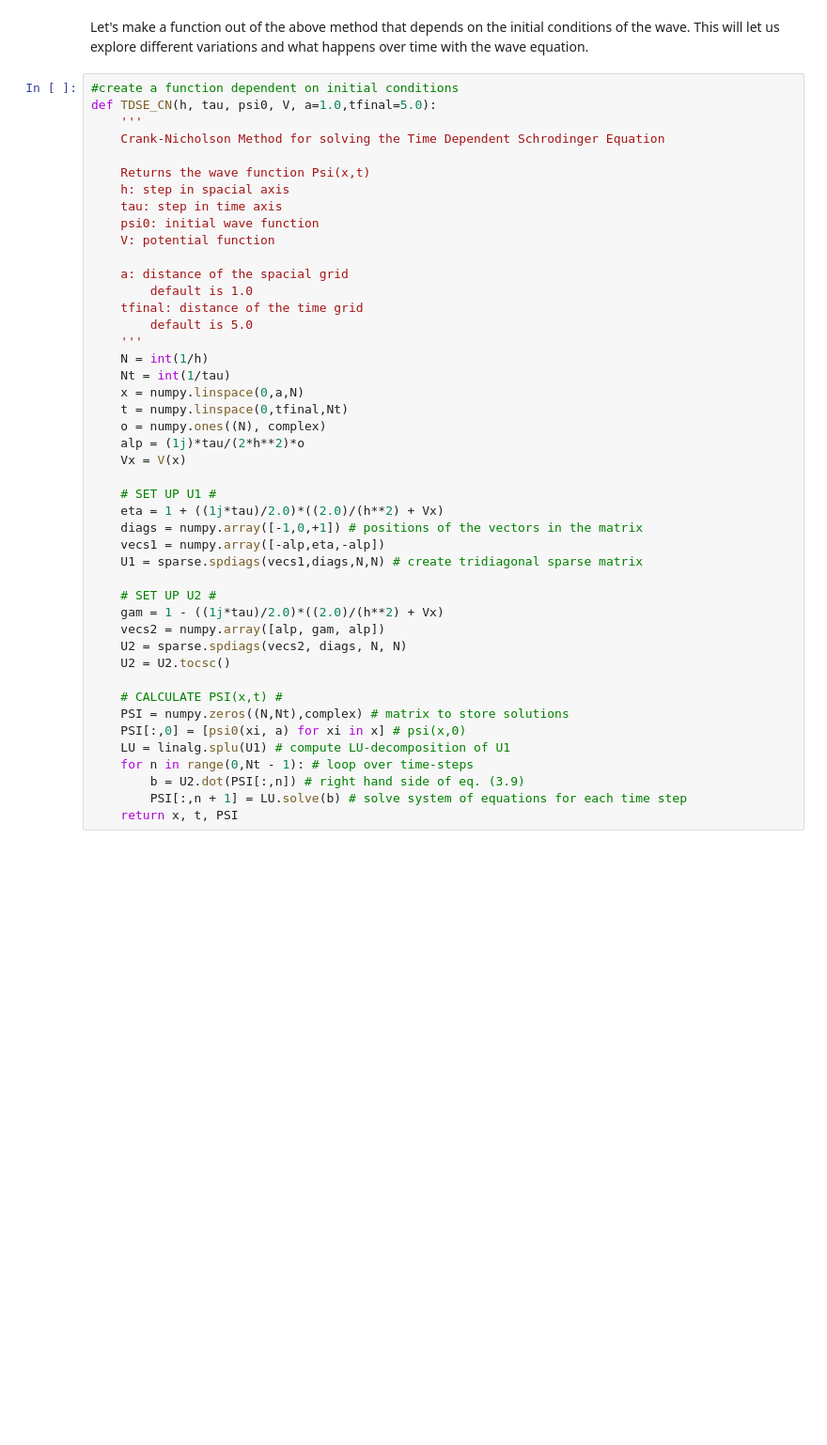
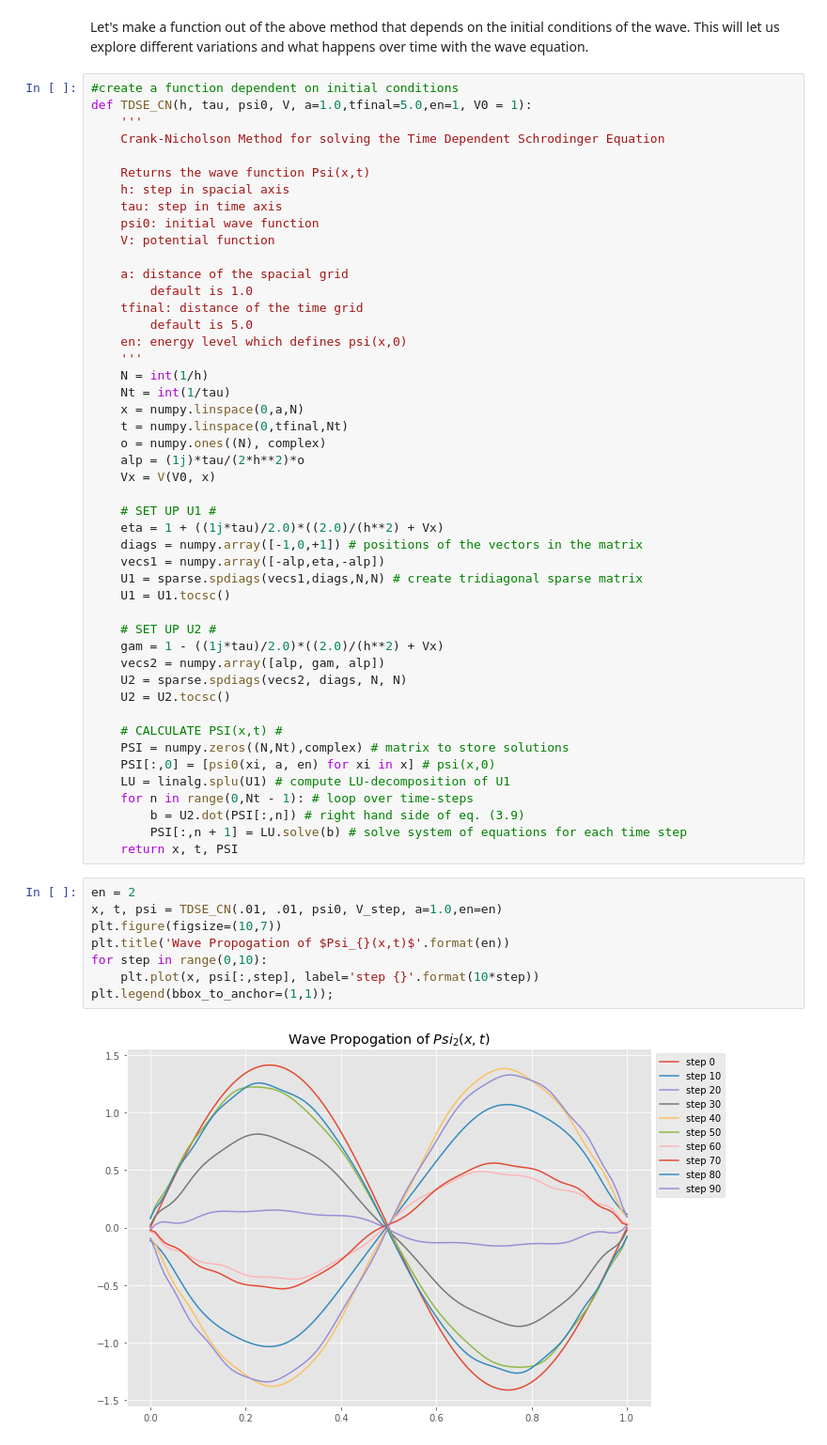
Before and after one commit to gandhiy/numpde, a Jupyter notebook: Numerical Solutions to the Schrodinger Equation/Numerical Solutions for Schrodinger's Equations.ipynb, the cells around one changed output. Shown at 94% size. Saved outputs shown, nothing was run; the diff lists cells and outputs as text; blank space fills up the shorter version.

```diff
--- a/Numerical Solutions to the Schrodinger Equation/Numerical Solutions for Schrodinger's Equations.ipynb
+++ b/Numerical Solutions to the Schrodinger Equation/Numerical Solutions for Schrodinger's Equations.ipynb
@@ -406,7 +441,7 @@ plt.legend(bbox_to_anchor=(1,1))
 Let's make a function out of the above method that depends on the initial conditions of the wave. This will let us explore different variations and what happens over time with the wave equation.
 # %%
 #create a function dependent on initial conditions
-def TDSE_CN(h, tau, psi0, V, a=1.0,tfinal=5.0):
+def TDSE_CN(h, tau, psi0, V, a=1.0,tfinal=5.0,en=1, V0 = 1):
     '''
     Crank-Nicholson Method for solving the Time Dependent Schrodinger Equation
 
@@ -420,6 +455,7 @@ def TDSE_CN(h, tau, psi0, V, a=1.0,tfinal=5.0):
         default is 1.0
     tfinal: distance of the time grid
         default is 5.0
+    en: energy level which defines psi(x,0)
     '''
     N = int(1/h)
     Nt = int(1/tau)
@@ -427,13 +463,14 @@ def TDSE_CN(h, tau, psi0, V, a=1.0,tfinal=5.0):
     t = numpy.linspace(0,tfinal,Nt)
     o = numpy.ones((N), complex)
     alp = (1j)*tau/(2*h**2)*o
-    Vx = V(x)
+    Vx = V(V0, x)
 
     # SET UP U1 #
     eta = 1 + ((1j*tau)/2.0)*((2.0)/(h**2) + Vx)
     diags = numpy.array([-1,0,+1]) # positions of the vectors in the matrix
     vecs1 = numpy.array([-alp,eta,-alp])
     U1 = sparse.spdiags(vecs1,diags,N,N) # create tridiagonal sparse matrix
+    U1 = U1.tocsc()
 
     # SET UP U2 #
     gam = 1 - ((1j*tau)/2.0)*((2.0)/(h**2) + Vx)
@@ -443,9 +480,19 @@ def TDSE_CN(h, tau, psi0, V, a=1.0,tfinal=5.0):
 
     # CALCULATE PSI(x,t) #
     PSI = numpy.zeros((N,Nt),complex) # matrix to store solutions
-    PSI[:,0] = [psi0(xi, a) for xi in x] # psi(x,0)
+    PSI[:,0] = [psi0(xi, a, en) for xi in x] # psi(x,0)
     LU = linalg.splu(U1) # compute LU-decomposition of U1
     for n in range(0,Nt - 1): # loop over time-steps
         b = U2.dot(PSI[:,n]) # right hand side of eq. (3.9)
         PSI[:,n + 1] = LU.solve(b) # solve system of equations for each time step
     return x, t, PSI
+# %%
+en = 2
+x, t, psi = TDSE_CN(.01, .01, psi0, V_step, a=1.0,en=en)
+plt.figure(figsize=(10,7))
+plt.title('Wave Propogation of $Psi_{}(x,t)$'.format(en))
+for step in range(0,10):
+    plt.plot(x, psi[:,step], label='step {}'.format(10*step))
+plt.legend(bbox_to_anchor=(1,1));
+# %% [output]
+[figure, added]
```
Also changed, not shown: parts of 4 cells of this notebook.
